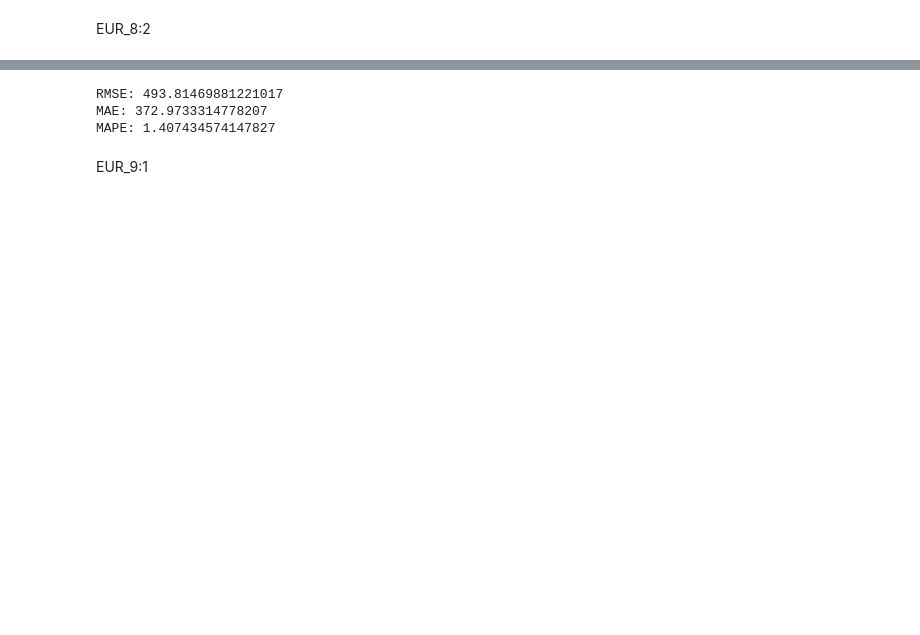
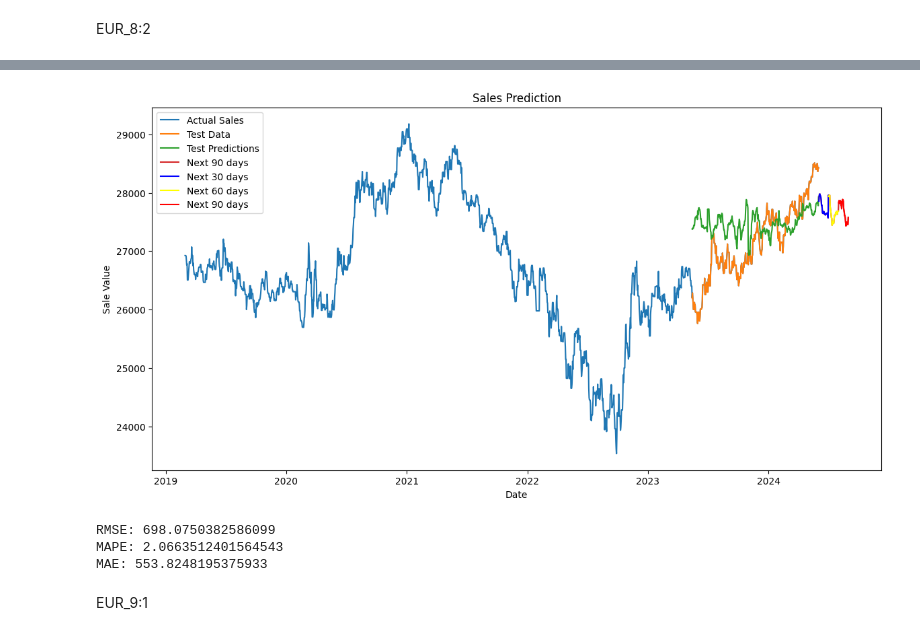
Before and after one commit to TTMChung/IS403_O22_HTCL_4, a Jupyter notebook: Model/StackingModel.ipynb, the cells around one changed output, grey strips where cells are left out. Saved outputs shown, nothing was run; the diff lists cells and outputs as text; code cells hidden in the pictures; blank space fills up the shorter version.

```diff
--- a/Model/StackingModel.ipynb
+++ b/Model/StackingModel.ipynb
@@ -229,25 +127,11 @@ plt.show()
-# %%
-from sklearn.metrics import mean_squared_error, mean_absolute_error
-import numpy as np
-
-# Tính toán RMSE
-rmse = np.sqrt(mean_squared_error(y_test, stacking_predictions_test_scaled))
-
-# Tính toán MAE
-mae = mean_absolute_error(y_test, stacking_predictions_test_scaled)
-
-# Tính toán MAPE
-def mean_absolute_percentage_error(y_true, y_pred):
-    return np.mean(np.abs((y_true - y_pred) / y_true)) * 100
-
-mape = mean_absolute_percentage_error(y_test, stacking_predictions_test_scaled)
-
-print("RMSE:", rmse)
-print("MAE:", mae)
-print("MAPE:", mape)
-# %% [output]
-RMSE: 493.81469881221017
-MAE: 372.9733314778207
-MAPE: 1.407434574147827
+# %%
+train, test = train_test_split(data, test_size=0.2, shuffle=False)
+
+stackingmodel_run(data,train,test)
+# %% [output]
+[figure, added]
+RMSE: 698.0750382586099
+MAPE: 2.0663512401564543
+MAE: 553.8248195375933
 # %% [markdown]
 EUR_9:1
```
Also changed, not shown: parts of 37 cells of this notebook.
